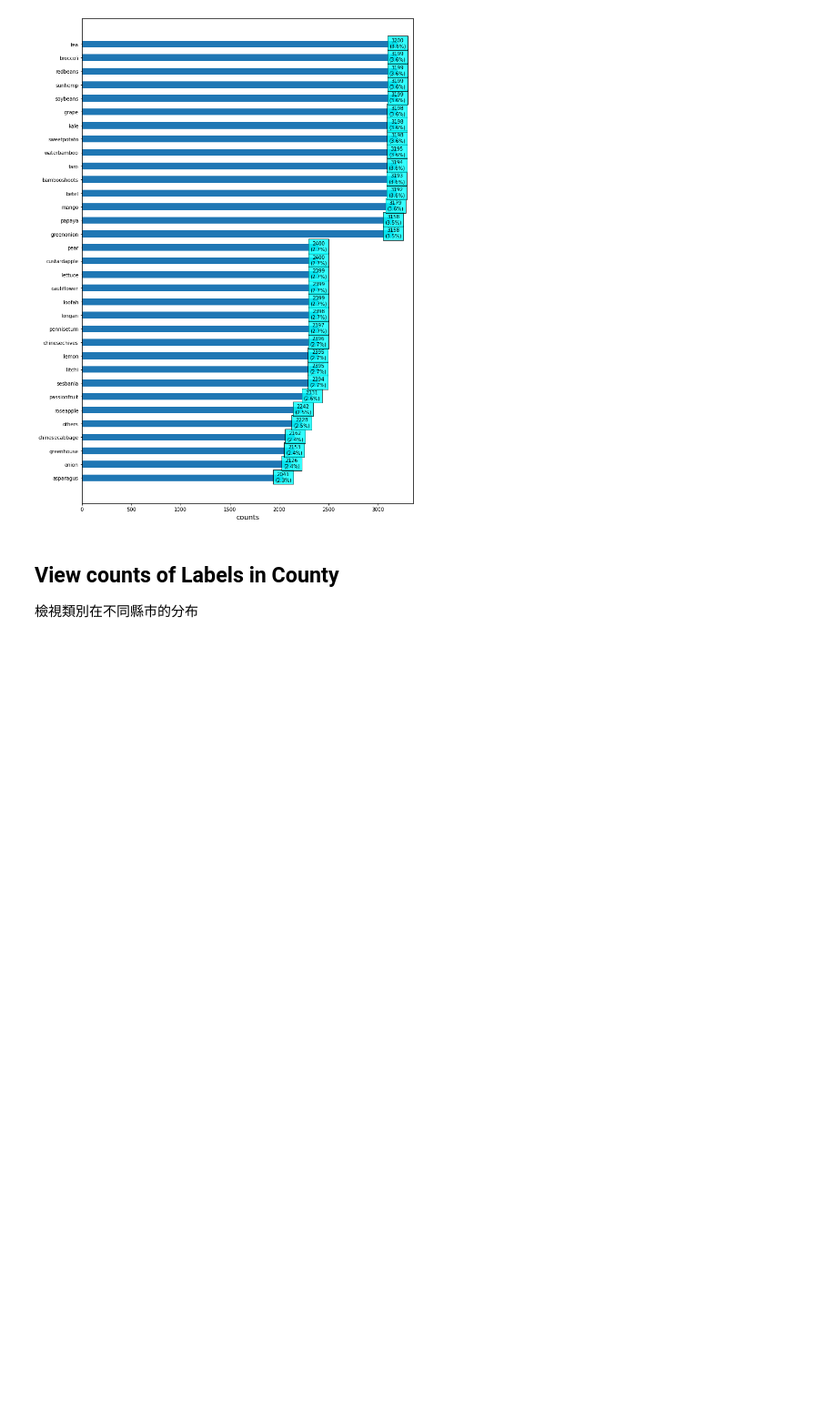
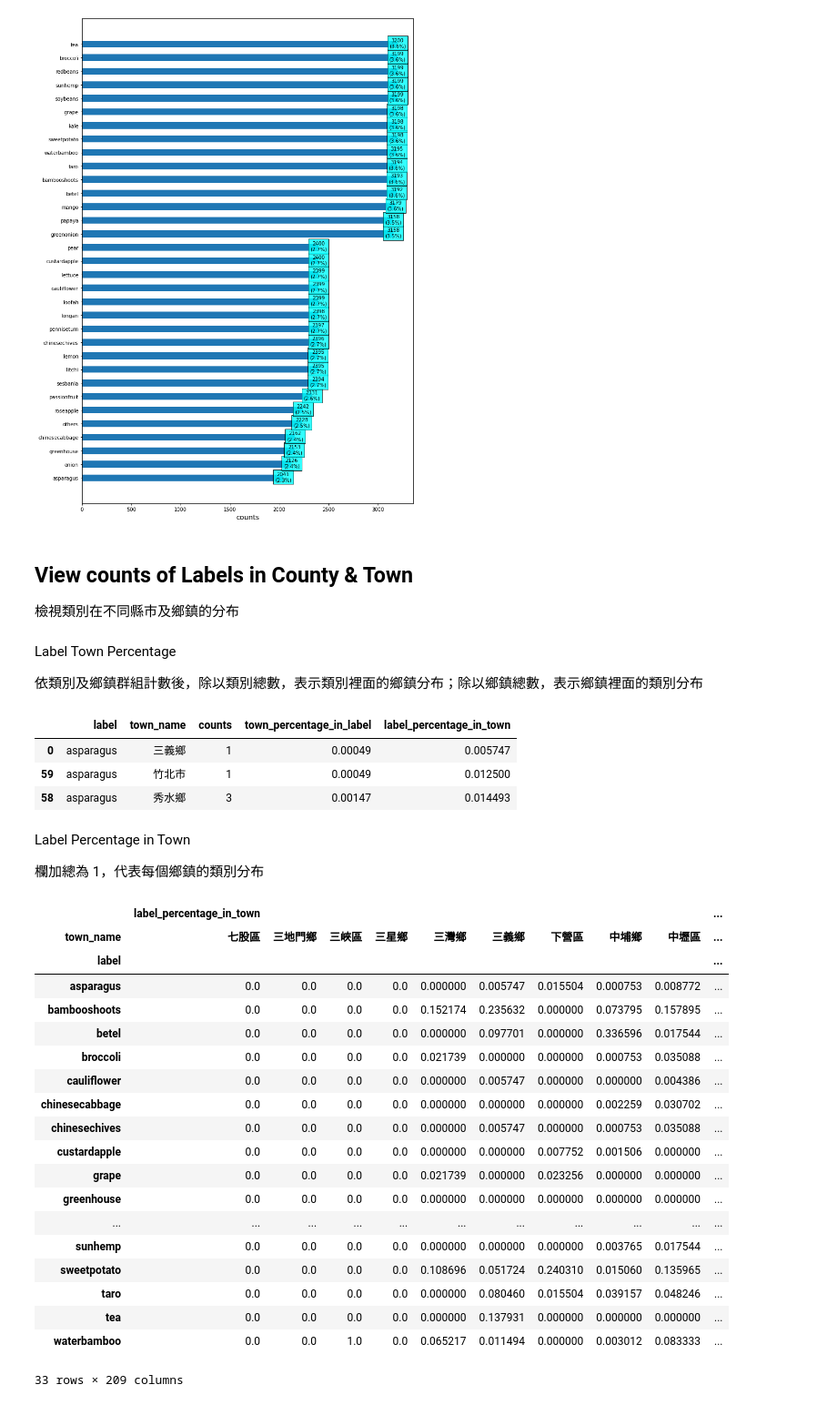
Before and after one commit to siang-chang/aidea-farmland-crops-autumn-personal, a Jupyter notebook: src/analysis/analysis.ipynb, the cells around one changed output. Shown: that part at 91% size. Cells and saved outputs as stored; diff of their text form; code cells hidden in the pictures; blank space fills up the shorter version.

```diff
--- a/src/analysis/analysis.ipynb
+++ b/src/analysis/analysis.ipynb
@@ -148,5 +148,52 @@ plt.show()
 # %% [output]
 [figure]
 # %% [markdown]
-## View counts of Labels in County
-檢視類別在不同縣市的分布
+## View counts of Labels in County & Town
+檢視類別在不同縣市及鄉鎮的分布
+# %% [markdown]
+Label Town Percentage
+
+依類別及鄉鎮群組計數後，除以類別總數，表示類別裡面的鄉鎮分布；除以鄉鎮總數，表示鄉鎮裡面的類別分布
+# %%
+group_by_label_town = data.groupby(['label', 'town_name']).size().reset_index(name='counts')
+group_by_label_town = group_by_label_town.sort_values(by=['label'], inplace=False)
+group_by_label_town['town_percentage_in_label'] = group_by_label_town['counts'] / group_by_label_town.groupby(['label'])['counts'].transform('sum')
+group_by_label_town['label_percentage_in_town'] = group_by_label_town['counts'] / group_by_label_town.groupby(['town_name'])['counts'].transform('sum')
+group_by_label_town.to_csv(F'{path}/analysis/train_label_town_percentage.csv')
+# %%
+group_by_label_town.head(3)
+# %% [output]
+|  | label | town_name | counts | town_percentage_in_label | label_percentage_in_town |
+| 0 | asparagus | 三義鄉 | 1 | 0.00049 | 0.005747 |
+| 59 | asparagus | 竹北市 | 1 | 0.00049 | 0.012500 |
+| 58 | asparagus | 秀水鄉 | 3 | 0.00147 | 0.014493 |
+# %% [markdown]
+Label Percentage in Town
+
+欄加總為 1，代表每個鄉鎮的類別分布
+# %%
+df_pivot = pd.pivot_table(group_by_label_town, index=['label'], columns=['town_name'], values=['label_percentage_in_town']).fillna(0)
+df_pivot = df_pivot.reindex(df_pivot['label_percentage_in_town'].index)
+df_pivot.to_csv(F'{path}/analysis/train_label_town_percentage_in_town.csv')
+df_pivot
+# %% [output]
+|  | label_percentage_in_town |  |  |  |  |  |  |  |  | ... |
+| town_name | 七股區 | 三地門鄉 | 三峽區 | 三星鄉 | 三灣鄉 | 三義鄉 | 下營區 | 中埔鄉 | 中壢區 | ... |
+| label |  |  |  |  |  |  |  |  |  | ... |
+| asparagus | 0.0 | 0.0 | 0.0 | 0.0 | 0.000000 | 0.005747 | 0.015504 | 0.000753 | 0.008772 | ... |
+| bambooshoots | 0.0 | 0.0 | 0.0 | 0.0 | 0.152174 | 0.235632 | 0.000000 | 0.073795 | 0.157895 | ... |
+| betel | 0.0 | 0.0 | 0.0 | 0.0 | 0.000000 | 0.097701 | 0.000000 | 0.336596 | 0.017544 | ... |
+| broccoli | 0.0 | 0.0 | 0.0 | 0.0 | 0.021739 | 0.000000 | 0.000000 | 0.000753 | 0.035088 | ... |
+| cauliflower | 0.0 | 0.0 | 0.0 | 0.0 | 0.000000 | 0.005747 | 0.000000 | 0.000000 | 0.004386 | ... |
+| chinesecabbage | 0.0 | 0.0 | 0.0 | 0.0 | 0.000000 | 0.000000 | 0.000000 | 0.002259 | 0.030702 | ... |
+| chinesechives | 0.0 | 0.0 | 0.0 | 0.0 | 0.000000 | 0.005747 | 0.000000 | 0.000753 | 0.035088 | ... |
+| custardapple | 0.0 | 0.0 | 0.0 | 0.0 | 0.000000 | 0.000000 | 0.007752 | 0.001506 | 0.000000 | ... |
+| grape | 0.0 | 0.0 | 0.0 | 0.0 | 0.021739 | 0.000000 | 0.023256 | 0.000000 | 0.000000 | ... |
+| greenhouse | 0.0 | 0.0 | 0.0 | 0.0 | 0.000000 | 0.000000 | 0.000000 | 0.000000 | 0.000000 | ... |
+| ... | ... | ... | ... | ... | ... | ... | ... | ... | ... | ... |
+| sunhemp | 0.0 | 0.0 | 0.0 | 0.0 | 0.000000 | 0.000000 | 0.000000 | 0.003765 | 0.017544 | ... |
+| sweetpotato | 0.0 | 0.0 | 0.0 | 0.0 | 0.108696 | 0.051724 | 0.240310 | 0.015060 | 0.135965 | ... |
+| taro | 0.0 | 0.0 | 0.0 | 0.0 | 0.000000 | 0.080460 | 0.015504 | 0.039157 | 0.048246 | ... |
+| tea | 0.0 | 0.0 | 0.0 | 0.0 | 0.000000 | 0.137931 | 0.000000 | 0.000000 | 0.000000 | ... |
+| waterbamboo | 0.0 | 0.0 | 1.0 | 0.0 | 0.065217 | 0.011494 | 0.000000 | 0.003012 | 0.083333 | ... |
+33 rows × 209 columns
```
Also changed, not shown: parts of 9 cells of this notebook, 7 other files.
